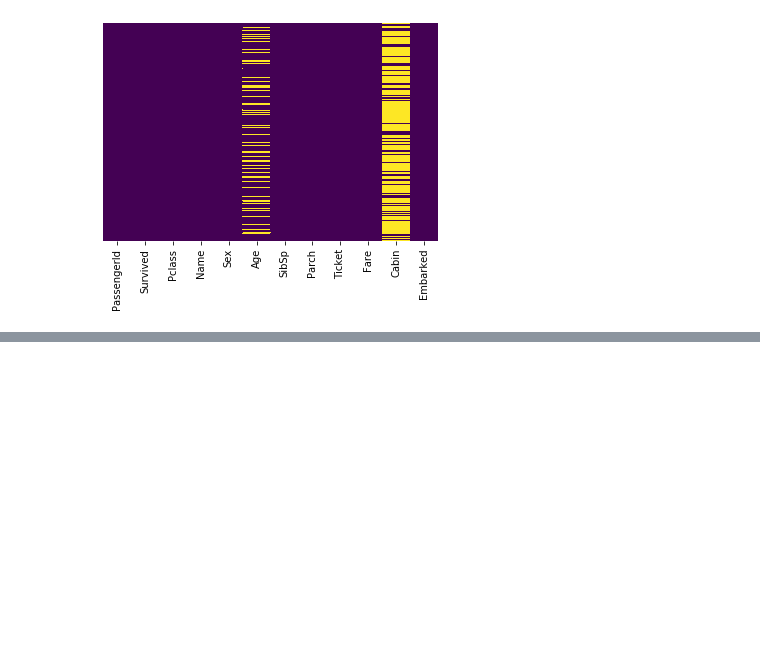
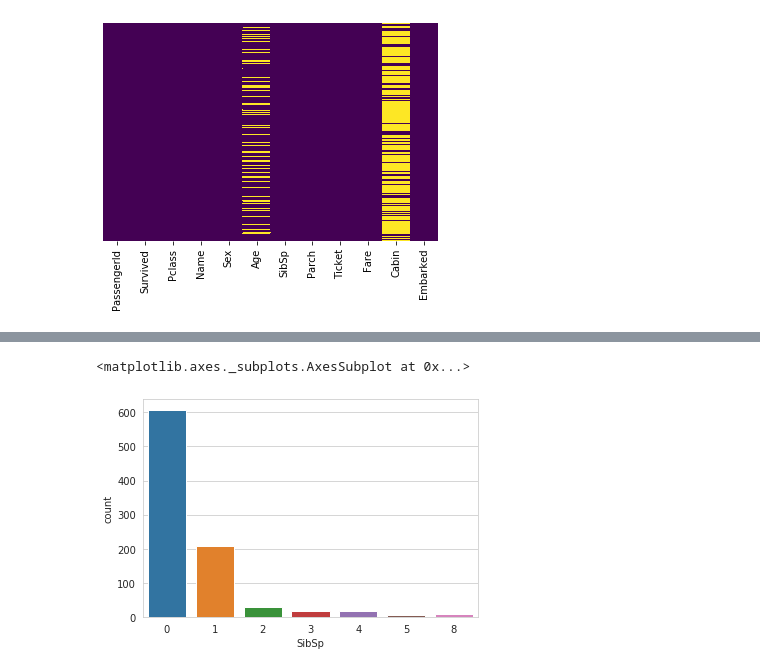
Before and after one commit to gunjanmimo/Data-Science, a Jupyter notebook: logistic regression/titanic.ipynb, the cells around one changed output, grey strips where cells are left out. Cells and saved outputs as stored; diff of their text form; code cells hidden in the pictures; blank space fills up the shorter version.

```diff
--- a/logistic regression/titanic.ipynb
+++ b/logistic regression/titanic.ipynb
@@ -68,0 +101,5 @@ sns.countplot(x='Survived',data=df)
+# %%
+sns.countplot(x='SibSp',data= train)
+# %% [output]
+<matplotlib.axes._subplots.AxesSubplot at 0x...>
+[figure, added]
```
Also changed, not shown: parts of 14 cells of this notebook.
